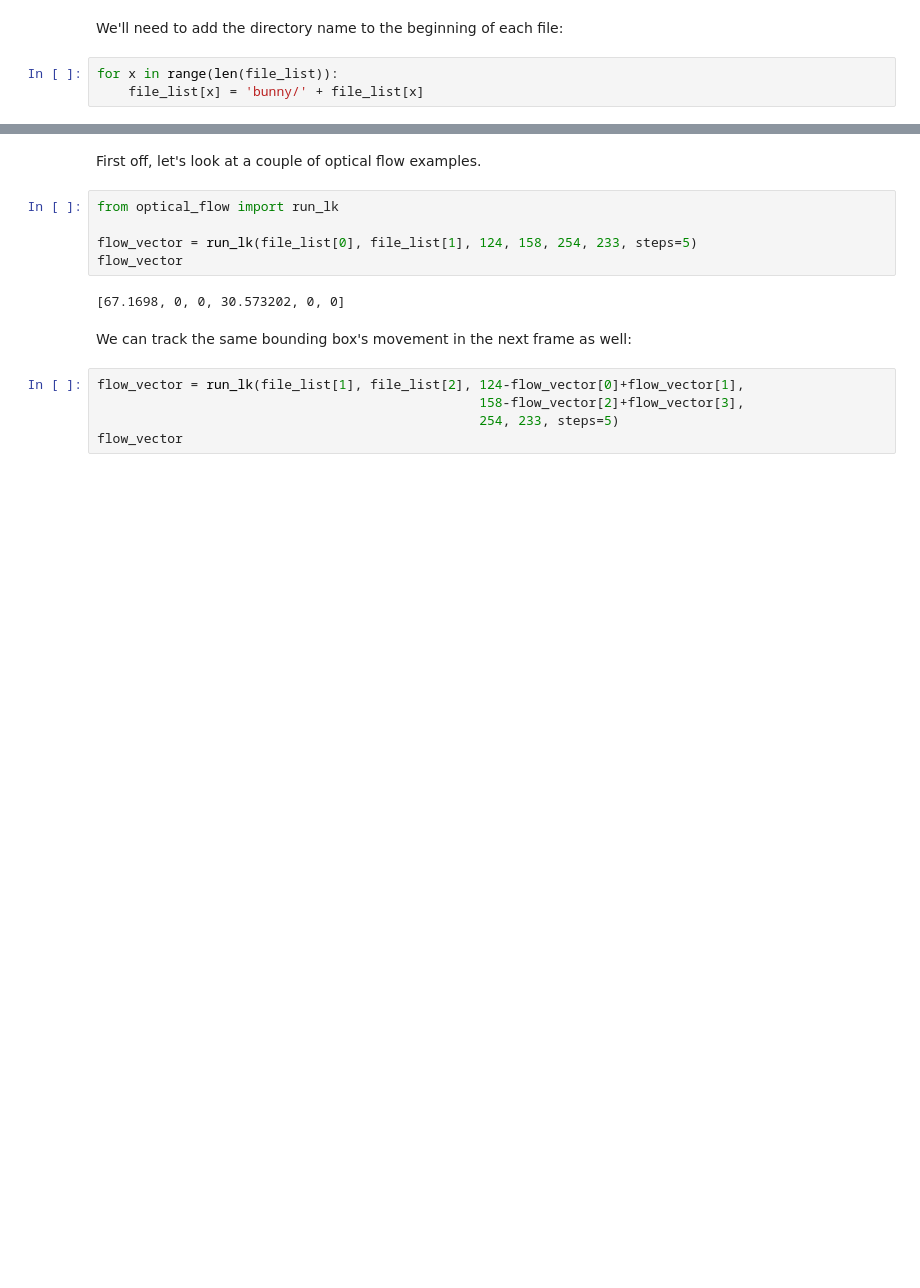
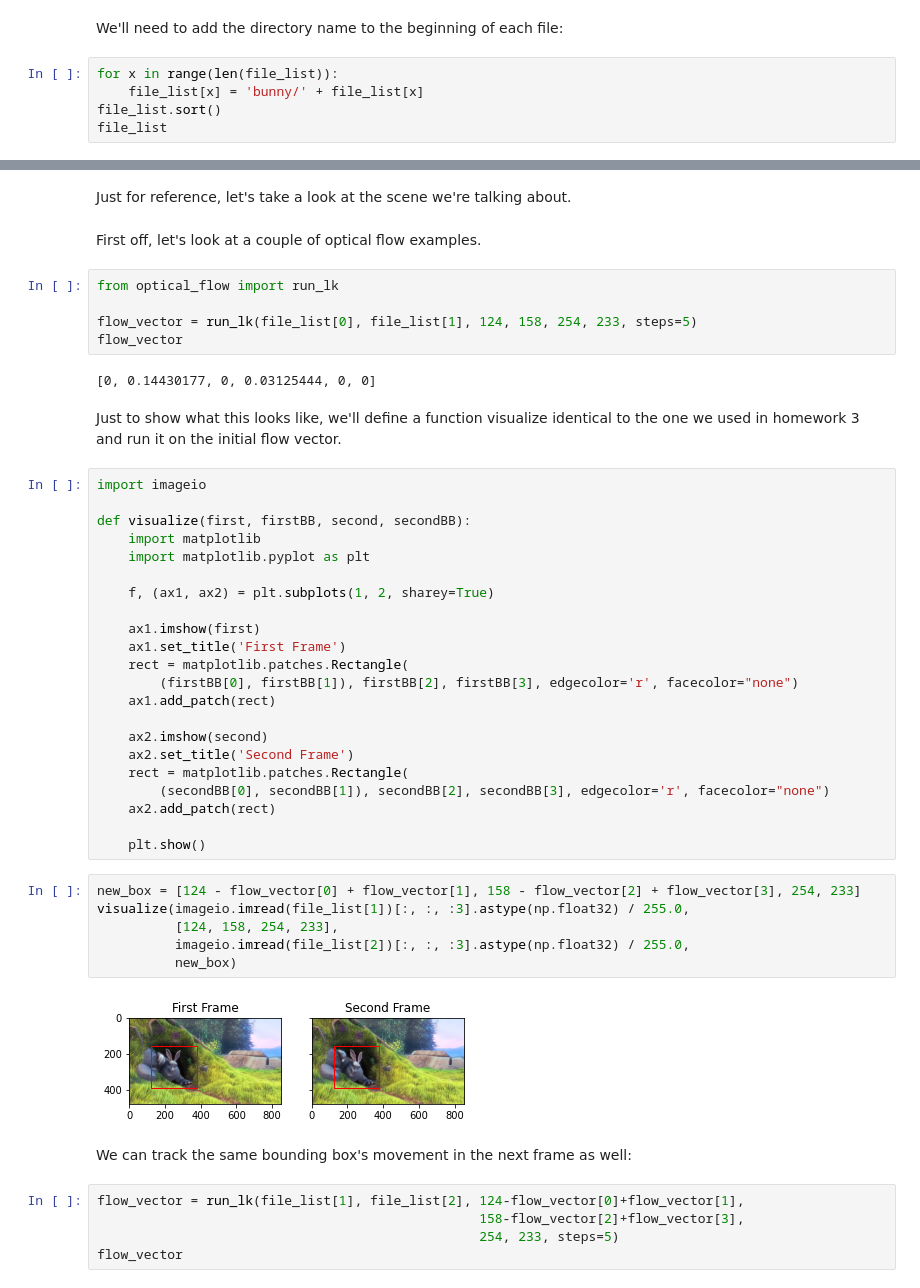
Before and after one commit to Romulus10/CS583-Final-Project, a Jupyter notebook: OpticalFlow.ipynb, the cells around one changed output, grey strips where cells are left out. Drawn from its saved outputs; the diff is of its cells as text; blank space fills up the shorter version.

```diff
--- a/OpticalFlow.ipynb
+++ b/OpticalFlow.ipynb
@@ -33,3 +56,5 @@ We'll need to add the directory name to the beginning of each file:
 # %%
 for x in range(len(file_list)):
     file_list[x] = 'bunny/' + file_list[x]
+file_list.sort()
+file_list
@@ -36,3 +79,5 @@ for x in range(len(file_list)):
+# %% [markdown]
+Just for reference, let's take a look at the scene we're talking about.
 # %% [markdown]
 First off, let's look at a couple of optical flow examples.
 # %%
@@ -41,7 +86,39 @@ from optical_flow import run_lk
 flow_vector = run_lk(file_list[0], file_list[1], 124, 158, 254, 233, steps=5)
 flow_vector
 # %% [output]
-[67.1698, 0, 0, 30.573202, 0, 0]
+[0, 0.14430177, 0, 0.03125444, 0, 0]
+# %% [markdown]
+Just to show what this looks like, we'll define a function visualize identical to the one we used in homework 3 and run it on the initial flow vector.
+# %%
+import imageio
+
+def visualize(first, firstBB, second, secondBB):
+    import matplotlib
+    import matplotlib.pyplot as plt
+
+    f, (ax1, ax2) = plt.subplots(1, 2, sharey=True)
+
+    ax1.imshow(first)
+    ax1.set_title('First Frame')
+    rect = matplotlib.patches.Rectangle(
+        (firstBB[0], firstBB[1]), firstBB[2], firstBB[3], edgecolor='r', facecolor="none")
+    ax1.add_patch(rect)
+
+    ax2.imshow(second)
+    ax2.set_title('Second Frame')
+    rect = matplotlib.patches.Rectangle(
+        (secondBB[0], secondBB[1]), secondBB[2], secondBB[3], edgecolor='r', facecolor="none")
+    ax2.add_patch(rect)
+
+    plt.show()
+# %%
+new_box = [124 - flow_vector[0] + flow_vector[1], 158 - flow_vector[2] + flow_vector[3], 254, 233]
+visualize(imageio.imread(file_list[1])[:, :, :3].astype(np.float32) / 255.0,
+          [124, 158, 254, 233],
+          imageio.imread(file_list[2])[:, :, :3].astype(np.float32) / 255.0,
+          new_box)
+# %% [output]
+[figure, added]
 # %% [markdown]
 We can track the same bounding box's movement in the next frame as well:
 # %%
```
Also changed, not shown: parts of 15 cells of this notebook, 3 other files.
